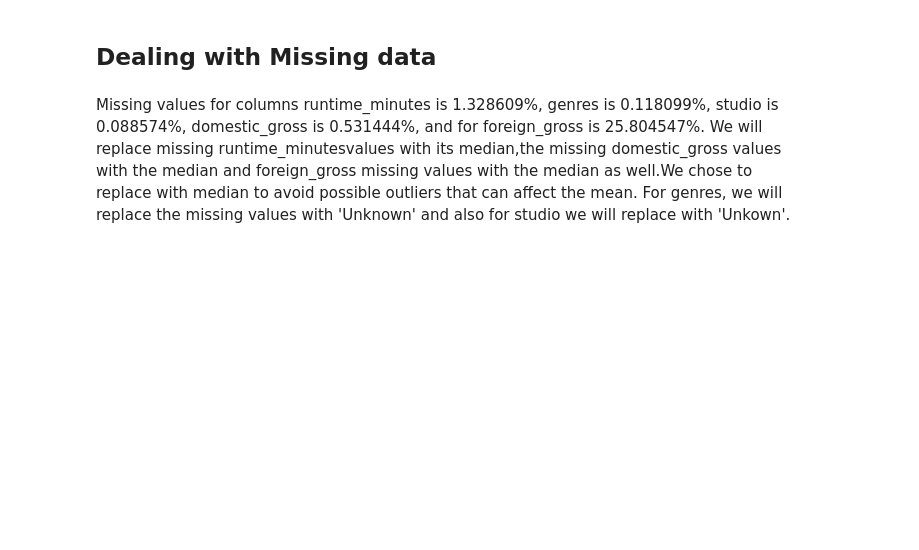
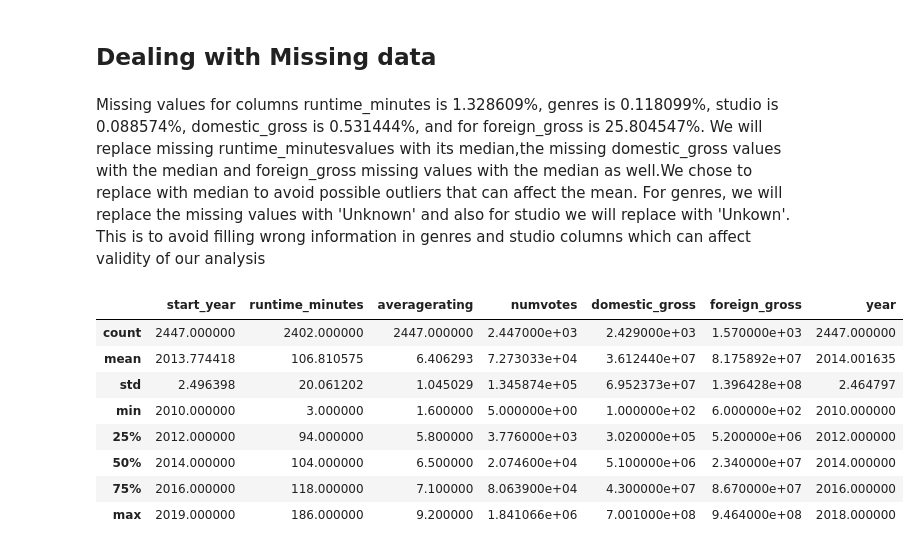
Before and after one commit to Trixiemoek/dsc-phase-1-project, a Jupyter notebook: student.ipynb, the cells around one changed output. Drawn from its saved outputs; the diff is of its cells as text; code cells hidden in the pictures; blank space fills up the shorter version.

```diff
--- a/student.ipynb
+++ b/student.ipynb
@@ -160,0 +180,3 @@ memory usage: 248.5+ KB
+# %%
+#change 'foreign_gross' to numeric
+data['foreign_gross'] = pd.to_numeric(data['foreign_gross'], errors='coerce')
@@ -239,4 +265,17 @@ From the heatmap above we can see that null values are in foreign_gross column,
 # %% [markdown]
 ## Dealing with Missing data
 # %% [markdown]
-Missing values for columns runtime_minutes is 1.328609%, genres is 0.118099%, studio is 0.088574%, domestic_gross is  0.531444%, and for foreign_gross is 25.804547%. We will replace missing runtime_minutesvalues with its median,the missing domestic_gross values with the median and foreign_gross missing values with the median as well.We chose to replace with median to avoid possible outliers that can affect the mean. For genres, we will replace the missing values with 'Unknown' and also for studio we will replace with 'Unkown'.
+Missing values for columns runtime_minutes is 1.328609%, genres is 0.118099%, studio is 0.088574%, domestic_gross is  0.531444%, and for foreign_gross is 25.804547%. We will replace missing runtime_minutesvalues with its median,the missing domestic_gross values with the median and foreign_gross missing values with the median as well.We chose to replace with median to avoid possible outliers that can affect the mean. For genres, we will replace the missing values with 'Unknown' and also for studio we will replace with 'Unkown'. This is to avoid filling wrong information in genres and studio columns which can affect validity of our analysis
+# %%
+#get statistical description of data set
+data.describe()
+# %% [output]
+|  | start_year | runtime_minutes | averagerating | numvotes | domestic_gross | foreign_gross | year |
+| count | 2447.000000 | 2402.000000 | 2447.000000 | 2.447000e+03 | 2.429000e+03 | 1.570000e+03 | 2447.000000 |
+| mean | 2013.774418 | 106.810575 | 6.406293 | 7.273033e+04 | 3.612440e+07 | 8.175892e+07 | 2014.001635 |
+| std | 2.496398 | 20.061202 | 1.045029 | 1.345874e+05 | 6.952373e+07 | 1.396428e+08 | 2.464797 |
+| min | 2010.000000 | 3.000000 | 1.600000 | 5.000000e+00 | 1.000000e+02 | 6.000000e+02 | 2010.000000 |
+| 25% | 2012.000000 | 94.000000 | 5.800000 | 3.776000e+03 | 3.020000e+05 | 5.200000e+06 | 2012.000000 |
+| 50% | 2014.000000 | 104.000000 | 6.500000 | 2.074600e+04 | 5.100000e+06 | 2.340000e+07 | 2014.000000 |
+| 75% | 2016.000000 | 118.000000 | 7.100000 | 8.063900e+04 | 4.300000e+07 | 8.670000e+07 | 2016.000000 |
+| max | 2019.000000 | 186.000000 | 9.200000 | 1.841066e+06 | 7.001000e+08 | 9.464000e+08 | 2018.000000 |
```
Also changed, not shown: parts of 25 cells of this notebook.
